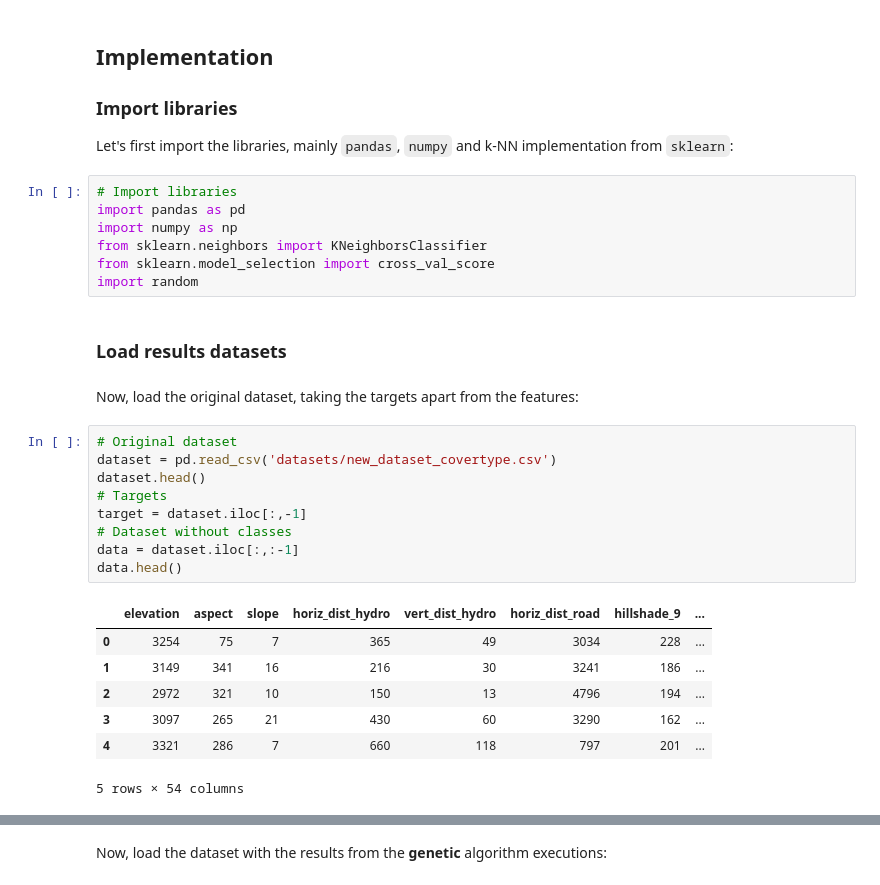
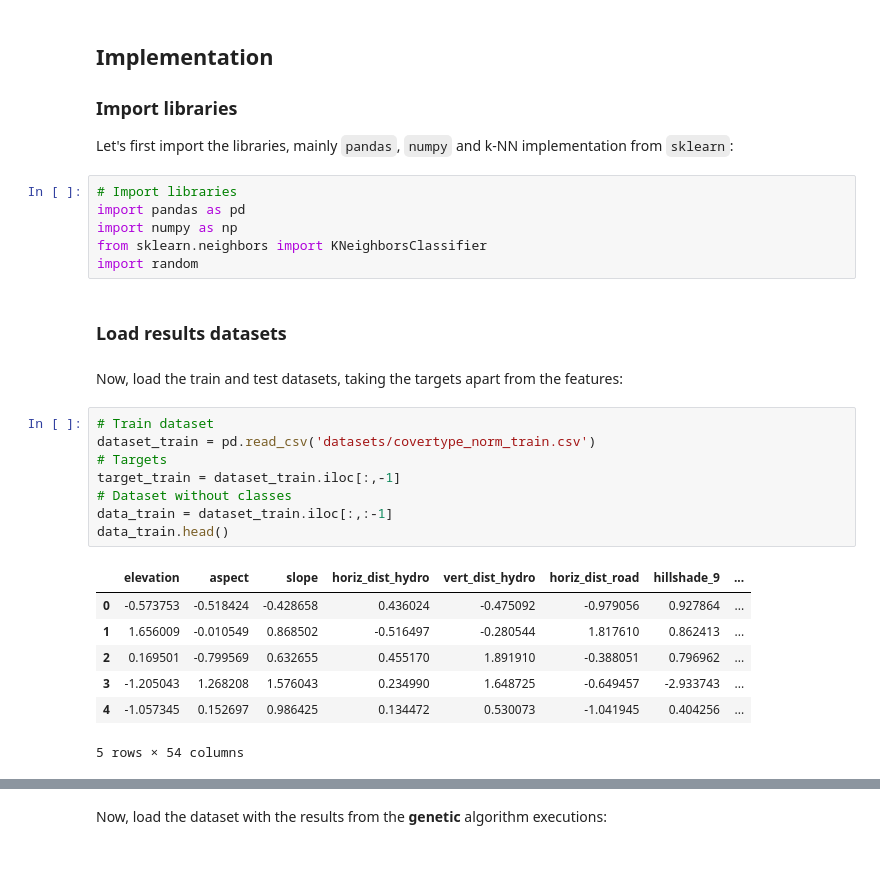
Before and after one commit to greati/covertype-data-analysis, a Jupyter notebook: k-NN Classifier.ipynb, the cells around one changed output, grey strips where cells are left out. Cells and saved outputs as stored; diff of their text form.

```diff
--- a/k-NN Classifier.ipynb
+++ b/k-NN Classifier.ipynb
@@ -20,26 +20,24 @@ Let's first import the libraries, mainly `pandas`, `numpy` and k-NN implementati
 import pandas as pd
 import numpy as np
 from sklearn.neighbors import KNeighborsClassifier
-from sklearn.model_selection import cross_val_score
 import random
 # %% [markdown]
 ### Load results datasets
 # %% [markdown]
-Now, load the original dataset, taking the targets apart from the features:
+Now, load the train and test datasets, taking the targets apart from the features:
 # %%
-# Original dataset
-dataset = pd.read_csv('datasets/new_dataset_covertype.csv')
-dataset.head()
+# Train dataset
+dataset_train = pd.read_csv('datasets/covertype_norm_train.csv')
 # Targets
-target = dataset.iloc[:,-1]
+target_train = dataset_train.iloc[:,-1]
 # Dataset without classes
-data = dataset.iloc[:,:-1]
-data.head()
+data_train = dataset_train.iloc[:,:-1]
+data_train.head()
 # %% [output]
 |  | elevation | aspect | slope | horiz_dist_hydro | vert_dist_hydro | horiz_dist_road | hillshade_9 | ... |
-| 0 | 3254 | 75 | 7 | 365 | 49 | 3034 | 228 | ... |
-| 1 | 3149 | 341 | 16 | 216 | 30 | 3241 | 186 | ... |
-| 2 | 2972 | 321 | 10 | 150 | 13 | 4796 | 194 | ... |
-| 3 | 3097 | 265 | 21 | 430 | 60 | 3290 | 162 | ... |
-| 4 | 3321 | 286 | 7 | 660 | 118 | 797 | 201 | ... |
+| 0 | -0.573753 | -0.518424 | -0.428658 | 0.436024 | -0.475092 | -0.979056 | 0.927864 | ... |
+| 1 | 1.656009 | -0.010549 | 0.868502 | -0.516497 | -0.280544 | 1.817610 | 0.862413 | ... |
+| 2 | 0.169501 | -0.799569 | 0.632655 | 0.455170 | 1.891910 | -0.388051 | 0.796962 | ... |
+| 3 | -1.205043 | 1.268208 | 1.576043 | 0.234990 | 1.648725 | -0.649457 | -2.933743 | ... |
+| 4 | -1.057345 | 0.152697 | 0.986425 | 0.134472 | 0.530073 | -1.041945 | 0.404256 | ... |
 5 rows × 54 columns
```
Also changed, not shown: parts of 8 cells of this notebook, 13 other files.
